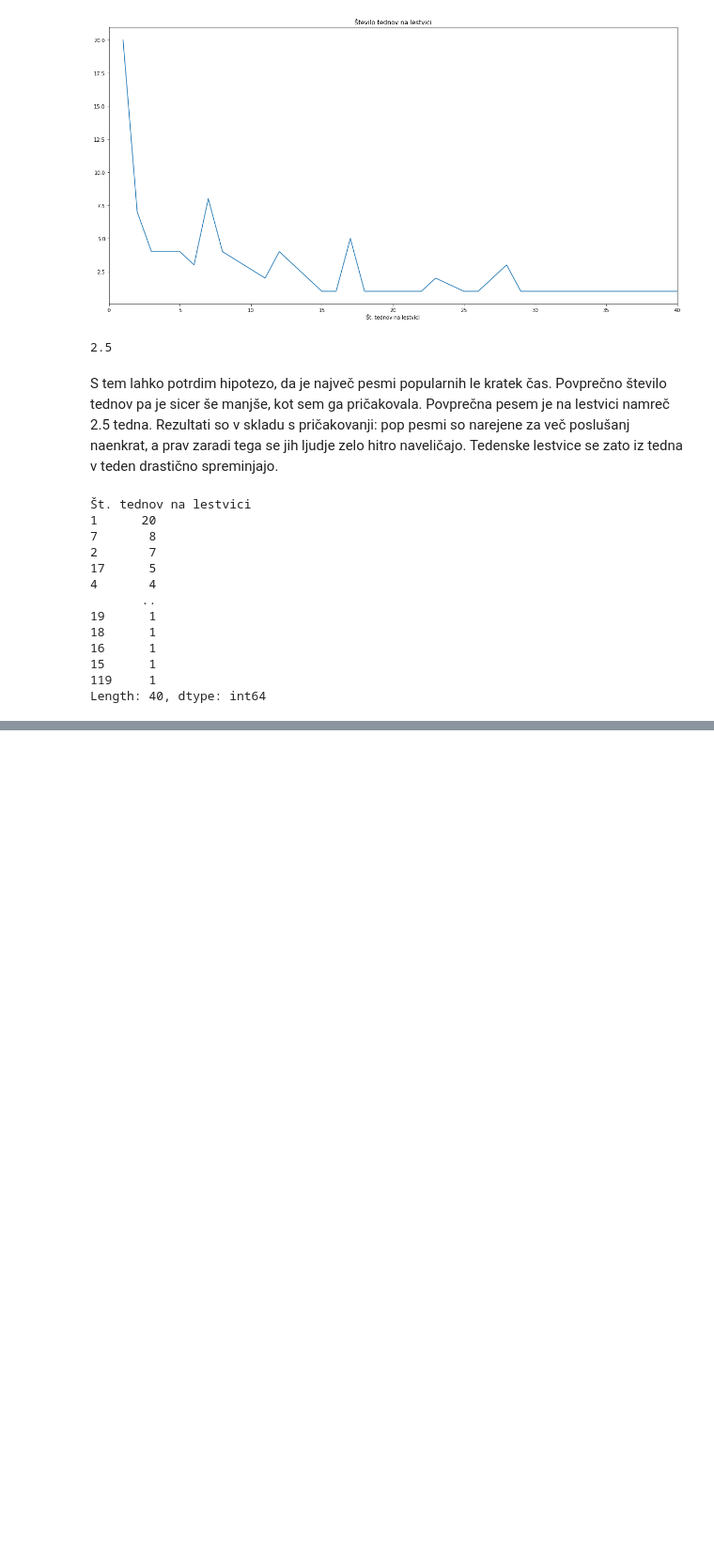
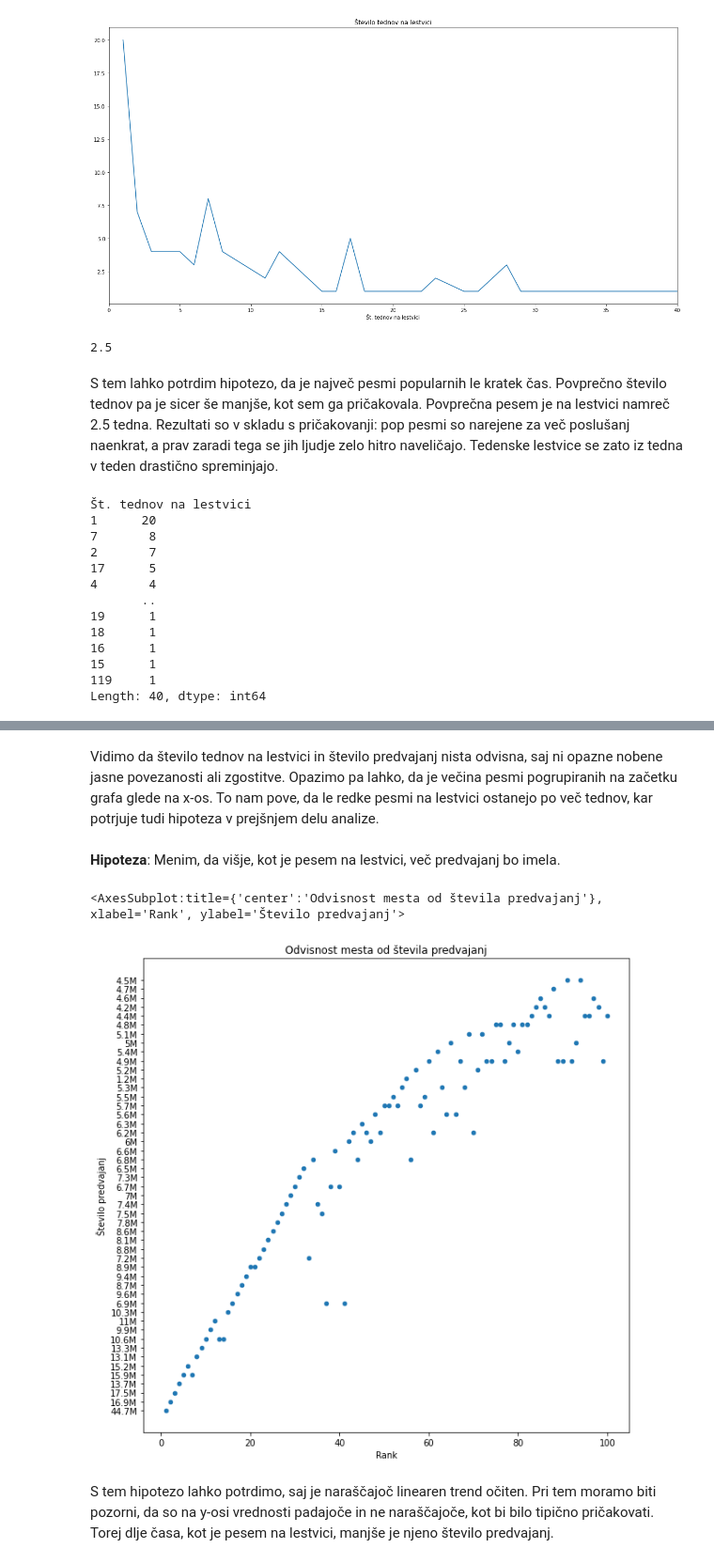
Before and after one commit to tej-boop/analiza-podatkov-rollingstone, a Jupyter notebook: analiza-podatkov.ipynb, the cells around one changed output, grey strips where cells are left out. Shown: that part at 94% size. Cells and saved outputs as stored; diff of their text form; code cells hidden in the pictures; blank space fills up the shorter version.

Commit message:
nadaljevanje analize

```diff
--- a/analiza-podatkov.ipynb
+++ b/analiza-podatkov.ipynb
@@ -236,0 +243,16 @@ V tem podpoglavju se bom osredotočila na število predvajanj posamezne pesmi te
+# %% [markdown]
+Vidimo da število tednov na lestvici in število predvajanj nista odvisna, saj ni opazne nobene jasne povezanosti ali zgostitve.
+Opazimo pa lahko, da je večina pesmi pogrupiranih na začetku grafa glede na x-os. To nam pove, da le redke pesmi na lestvici
+ostanejo po več tednov, kar potrjuje tudi hipoteza v prejšnjem delu analize.
+# %% [markdown]
+**Hipoteza**: Menim, da višje, kot je pesem na lestvici, več predvajanj bo imela.
+# %%
+pesmi_z_rankom.columns = ["Rank", "Naslov", "Pevec", "Št. tednov na lestvici", "Glasbena založba", "Top mesto", "Število predvajanj"]
+pesmi_z_rankom.plot.scatter("Rank", "Število predvajanj", figsize = (10,10), title = "Odvisnost mesta od števila predvajanj")
+# %% [output]
+<AxesSubplot:title={'center':'Odvisnost mesta od števila predvajanj'}, xlabel='Rank', ylabel='Število predvajanj'>
+[figure, added]
+# %% [markdown]
+S tem hipotezo lahko potrdimo, saj je naraščajoč linearen trend očiten. Pri tem moramo biti pozorni, da
+so na y-osi vrednosti padajoče in ne naraščajoče, kot bi bilo tipično pričakovati. Torej dlje časa, kot
+je pesem na lestvici, manjše je njeno število predvajanj.
```
Also changed, not shown: parts of 4 cells of this notebook, 1 other file.
